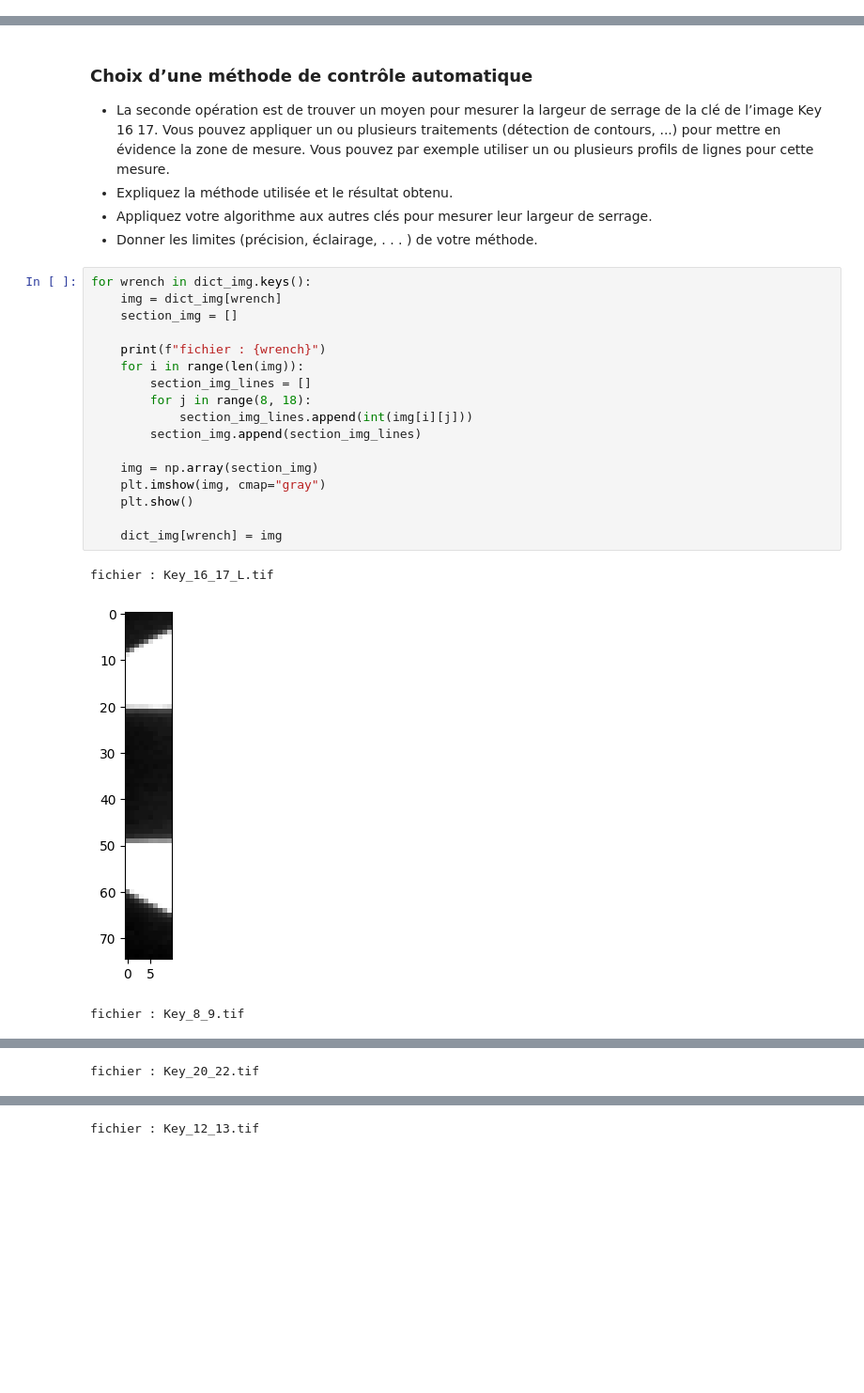
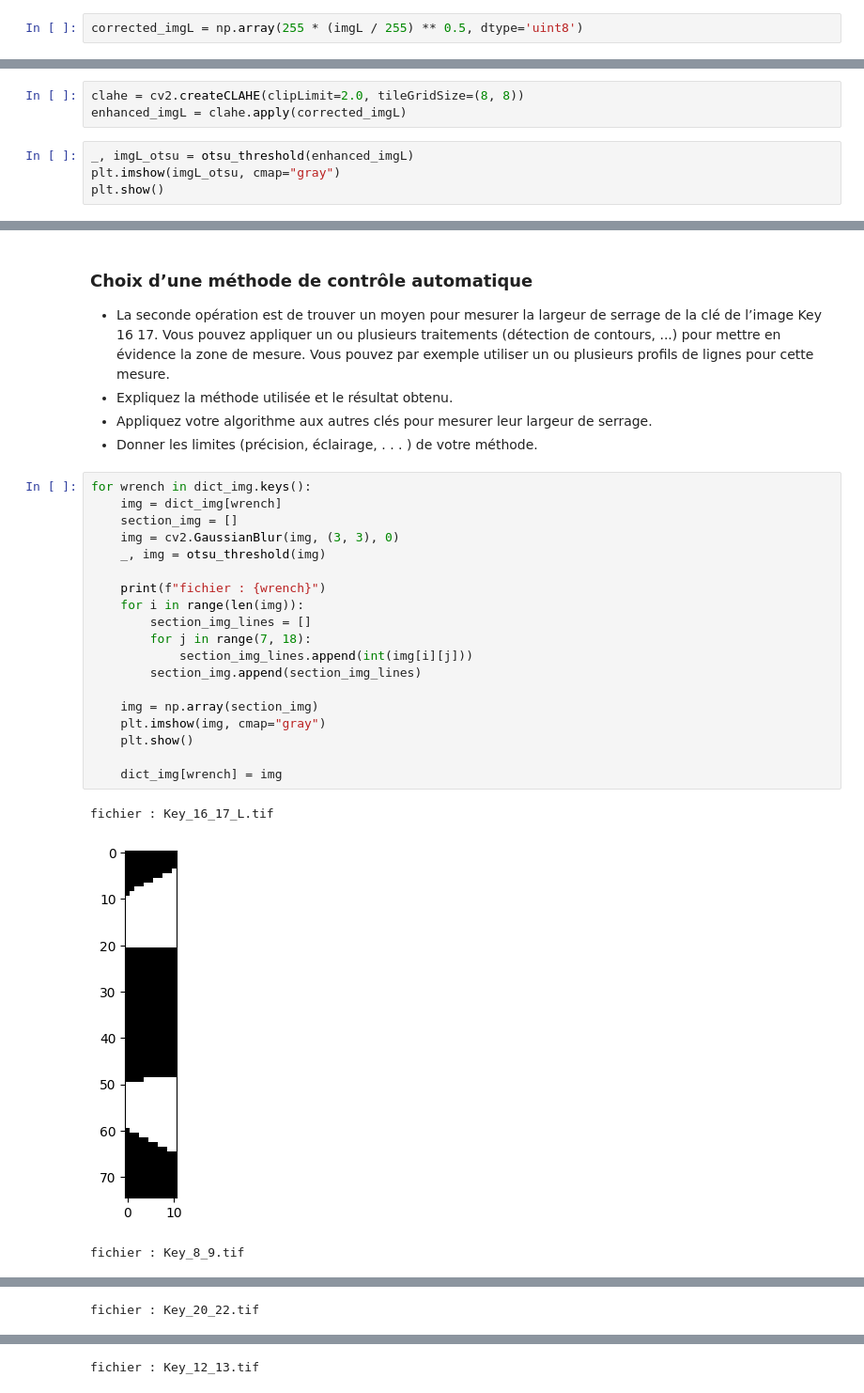
Before and after one commit to Nomnelle/computer_vision_finals, a Jupyter notebook: Partie_1/tp_not_part1_mick.ipynb, the cells around one changed output, grey strips where cells are left out. Shown at 94% size. Saved outputs shown, nothing was run; the diff lists cells and outputs as text; blank space fills up the shorter version.

```diff
--- a/Partie_1/tp_not_part1_mick.ipynb
+++ b/Partie_1/tp_not_part1_mick.ipynb
@@ -291,0 +319,2 @@ plt.show()
+# %%
+corrected_imgL = np.array(255 * (imgL / 255) ** 0.5, dtype='uint8')
@@ -291,0 +331,7 @@ plt.show()
+# %%
+clahe = cv2.createCLAHE(clipLimit=2.0, tileGridSize=(8, 8))
+enhanced_imgL = clahe.apply(corrected_imgL)
+# %%
+_, imgL_otsu = otsu_threshold(enhanced_imgL)
+plt.imshow(imgL_otsu, cmap="gray")
+plt.show()
@@ -364,21 +443,23 @@ Number of Circles Detected: 3
 # %%
 for wrench in dict_img.keys():
     img = dict_img[wrench]
     section_img = []
+    img = cv2.GaussianBlur(img, (3, 3), 0)
+    _, img = otsu_threshold(img)
 
     print(f"fichier : {wrench}")
     for i in range(len(img)):
         section_img_lines = []
-        for j in range(8, 18):
+        for j in range(7, 18):
             section_img_lines.append(int(img[i][j]))
         section_img.append(section_img_lines)
 
     img = np.array(section_img)
     plt.imshow(img, cmap="gray")
     plt.show()
 
     dict_img[wrench] = img
 # %% [output]
 fichier : Key_16_17_L.tif
-[figure, old version]
+[figure, new version]
 fichier : Key_8_9.tif
```
Also changed, not shown: parts of 24 cells of this notebook.
